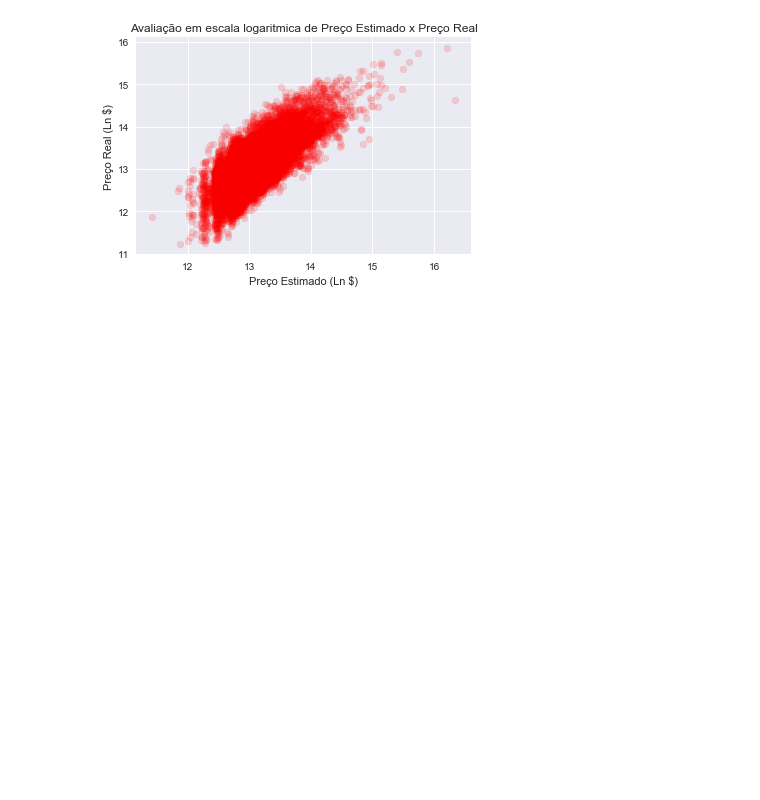
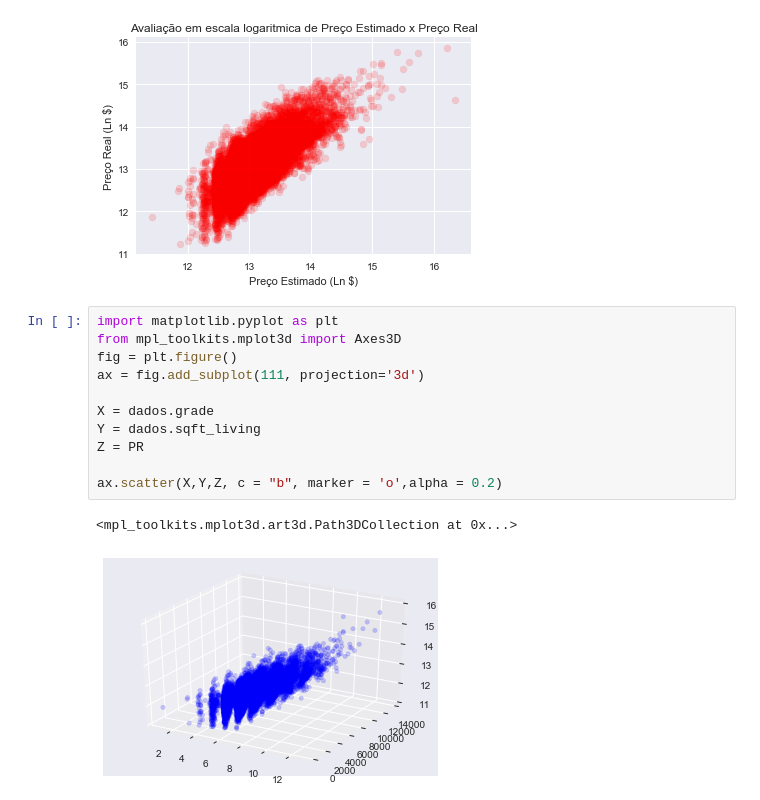
Before and after one commit to pedroarf/projeto3cd, a Jupyter notebook: projeto3-checkpoint.ipynb, the cells around one changed output. Cells and saved outputs as stored; diff of their text form; blank space fills up the shorter version.

```diff
--- a/projeto3-checkpoint.ipynb
+++ b/projeto3-checkpoint.ipynb
@@ -113,3 +112,17 @@ plt.plot()
 plt.show()
 # %% [output]
 [figure]
+# %%
+import matplotlib.pyplot as plt
+from mpl_toolkits.mplot3d import Axes3D
+fig = plt.figure()
+ax = fig.add_subplot(111, projection='3d')
+
+X = dados.grade
+Y = dados.sqft_living
+Z = PR
+
+ax.scatter(X,Y,Z, c = "b", marker = 'o',alpha = 0.2)
+# %% [output]
+<mpl_toolkits.mplot3d.art3d.Path3DCollection at 0x...>
+[figure, added]
```
Also changed, not shown: parts of 2 cells of this notebook.
